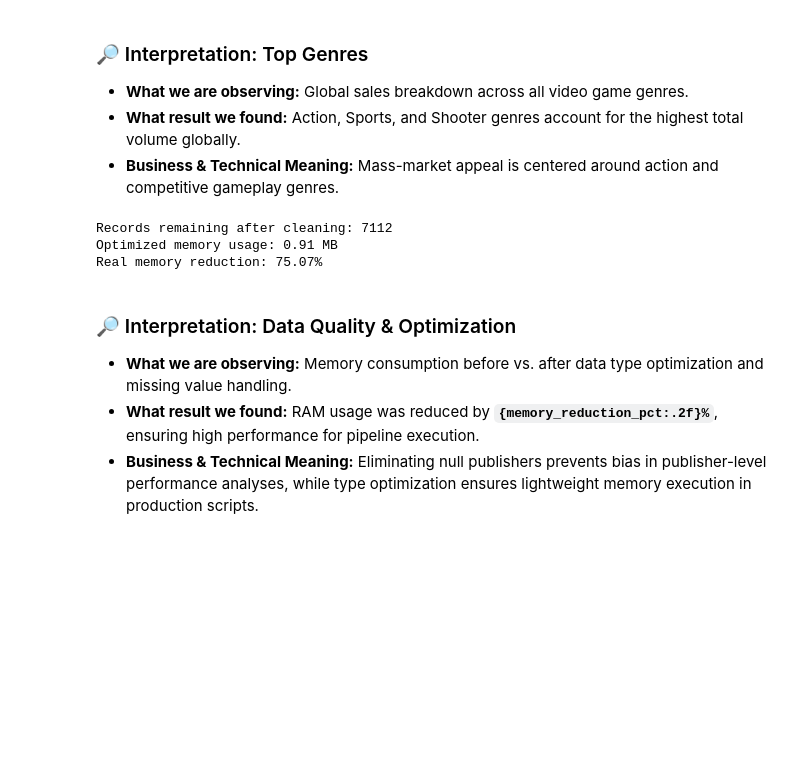
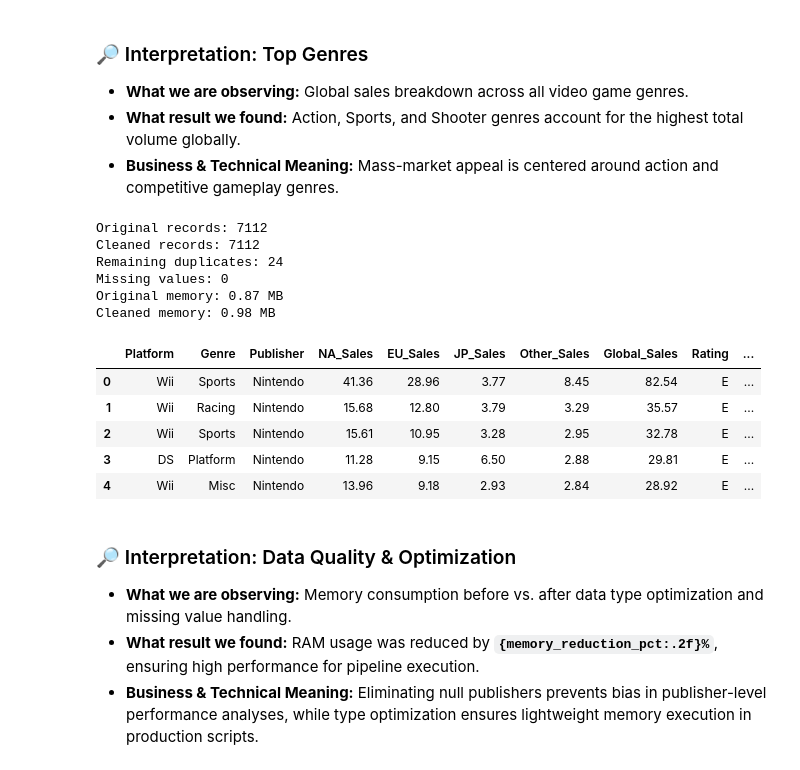
Before and after one commit to IA-P1-BCN/EDA-VideoGames-Analysis, a Jupyter notebook: 01_eda_videojuegos.ipynb, the cells around one changed output. Saved outputs shown, nothing was run; the diff lists cells and outputs as text; code cells hidden in the pictures; blank space fills up the shorter version.

```diff
--- a/01_eda_videojuegos.ipynb
+++ b/01_eda_videojuegos.ipynb
@@ -119,36 +119,40 @@ plt.show()
 * **What we are observing:** Global sales breakdown across all video game genres.
 * **What result we found:** Action, Sports, and Shooter genres account for the highest total volume globally.
 * **Business & Technical Meaning:** Mass-market appeal is centered around action and competitive gameplay genres.
-# %%
-# Create working copy
-df_clean = df_raw.copy()
-
-# 1. Handle missing values (Filter rows without Publisher)
-df_clean = df_clean.dropna(subset=['Publisher']).copy()
-
-# 2. Convert text columns to category
-for col in ['Platform', 'Genre', 'Publisher']:
-    df_clean[col] = df_clean[col].astype('category')
-
-# Correct decimal commas to points and convert to float32
-for col in ['NA_Sales', 'EU_Sales', 'JP_Sales', 'Other_Sales', 'Global_Sales']:
-    if col in df_clean.columns:
-        # Replace commas with dots if the data is read as string/object
-        if df_clean[col].dtype == 'object':
-            df_clean[col] = df_clean[col].astype(str).str.replace(',', '.')
-        df_clean[col] = pd.to_numeric(df_clean[col], errors='coerce').astype('float32')
-
-# 3. Final memory measurement
-final_memory_mb = df_clean.memory_usage(deep=True).sum() / (1024 ** 2)
-memory_reduction_pct = ((initial_memory_mb - final_memory_mb) / initial_memory_mb) * 100
-
-print(f"Records remaining after cleaning: {len(df_clean)}")
-print(f"Optimized memory usage: {final_memory_mb:.2f} MB")
-print(f"Real memory reduction: {memory_reduction_pct:.2f}%")
-# %% [output]
-Records remaining after cleaning: 7112
-Optimized memory usage: 0.91 MB
-Real memory reduction: 75.07%
+# %%
+
+# Load original dataset only to measure initial memory usage
+df_raw = pd.read_csv("dato.csv")
+
+initial_rows = len(df_raw)
+initial_memory_mb = df_raw.memory_usage(deep=True).sum() / (1024 ** 2)
+
+# Load processed dataset generated by pipeline.py
+df_clean = pd.read_csv("dato_cleaned.csv")
+
+final_memory_mb = df_clean.memory_usage(deep=True).sum() / (1024 ** 2)
+
+print(f"Original records: {initial_rows}")
+print(f"Cleaned records: {len(df_clean)}")
+print(f"Remaining duplicates: {df_clean.duplicated().sum()}")
+print(f"Missing values: {df_clean.isnull().sum().sum()}")
+print(f"Original memory: {initial_memory_mb:.2f} MB")
+print(f"Cleaned memory: {final_memory_mb:.2f} MB")
+
+df_clean.head()
+# %% [output]
+Original records: 7112
+Cleaned records: 7112
+Remaining duplicates: 24
+Missing values: 0
+Original memory: 0.87 MB
+Cleaned memory: 0.98 MB
+|  | Platform | Genre | Publisher | NA_Sales | EU_Sales | JP_Sales | Other_Sales | Global_Sales | Rating | ... |
+| 0 | Wii | Sports | Nintendo | 41.36 | 28.96 | 3.77 | 8.45 | 82.54 | E | ... |
+| 1 | Wii | Racing | Nintendo | 15.68 | 12.80 | 3.79 | 3.29 | 35.57 | E | ... |
+| 2 | Wii | Sports | Nintendo | 15.61 | 10.95 | 3.28 | 2.95 | 32.78 | E | ... |
+| 3 | DS | Platform | Nintendo | 11.28 | 9.15 | 6.50 | 2.88 | 29.81 | E | ... |
+| 4 | Wii | Misc | Nintendo | 13.96 | 9.18 | 2.93 | 2.84 | 28.92 | E | ... |
 # %% [markdown]
 ### 🔎 Interpretation: Data Quality & Optimization
 * **What we are observing:** Memory consumption before vs. after data type optimization and missing value handling.
```
Also changed, not shown: parts of 6 cells of this notebook, 5 other files.
